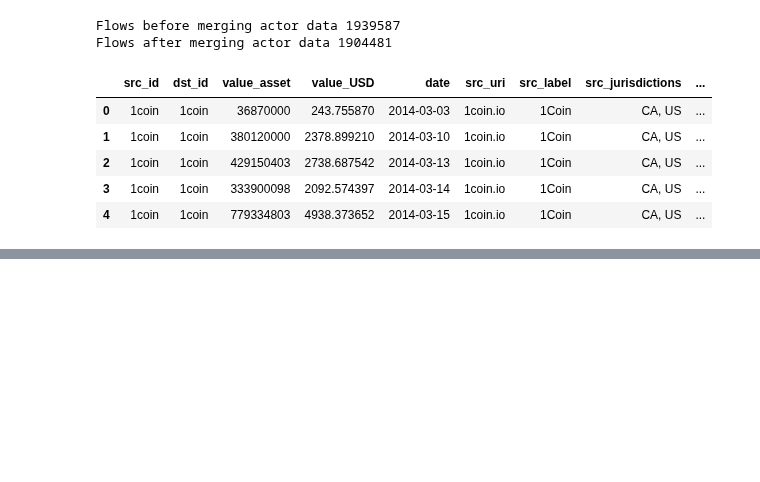
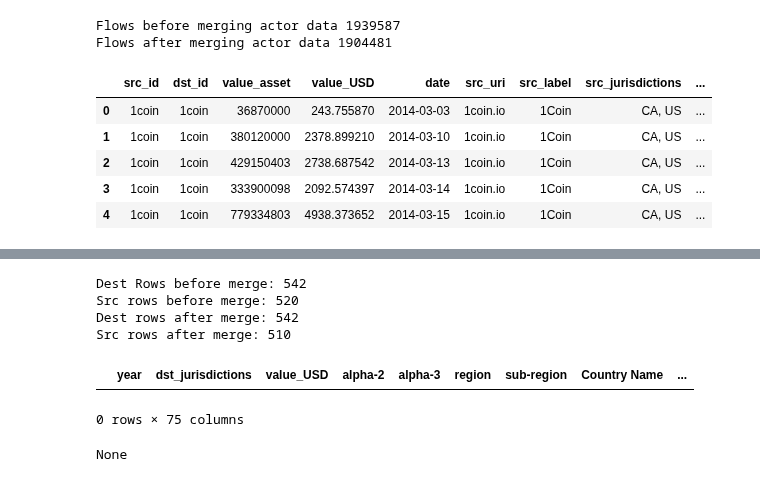
Before and after one commit to FlowDrucka64/MoneyFlow, a Jupyter notebook: data_exploration.ipynb, the cells around one changed output, grey strips where cells are left out. Cells and saved outputs as stored; diff of their text form; code cells hidden in the pictures; blank space fills up the shorter version.

```diff
--- a/data_exploration.ipynb
+++ b/data_exploration.ipynb
@@ -211,0 +195,25 @@ set(merged_df.dst_jurisdictions.unique().tolist() + merged_df.src_jurisdictions.
+# %%
+# Merge country codes first
+print(f'Dest Rows before merge: {dst_amounts.shape[0]}')
+dst = pd.merge(dst_amounts, country_codes[['alpha-2', 'alpha-3', 'region', 'sub-region']], left_on='dst_jurisdictions', right_on='alpha-2', how='left')
+
+print(f'Src rows before merge: {src_amounts.shape[0]}')
+src = pd.merge(src_amounts, country_codes[['alpha-2', 'alpha-3', 'region', 'sub-region']], left_on='src_jurisdictions', right_on='alpha-2', how='inner')
+#display(src.head())
+
+# Now merge gdp data
+dst = pd.merge(dst, gdp, left_on='alpha-3', right_on='Country Code', how='left')
+print(f'Dest rows after merge: {dst.shape[0]}')
+
+src = pd.merge(src, gdp, left_on='alpha-3', right_on='Country Code', how='inner')
+print(f'Src rows after merge: {src.shape[0]}')
+
+print(display(dst[dst['alpha-3'].isna()]))
+# %% [output]
+Dest Rows before merge: 542
+Src rows before merge: 520
+Dest rows after merge: 542
+Src rows after merge: 510
+|  | year | dst_jurisdictions | value_USD | alpha-2 | alpha-3 | region | sub-region | Country Name | ... |
+0 rows × 75 columns
+None
```
Also changed, not shown: parts of 2 cells of this notebook.
